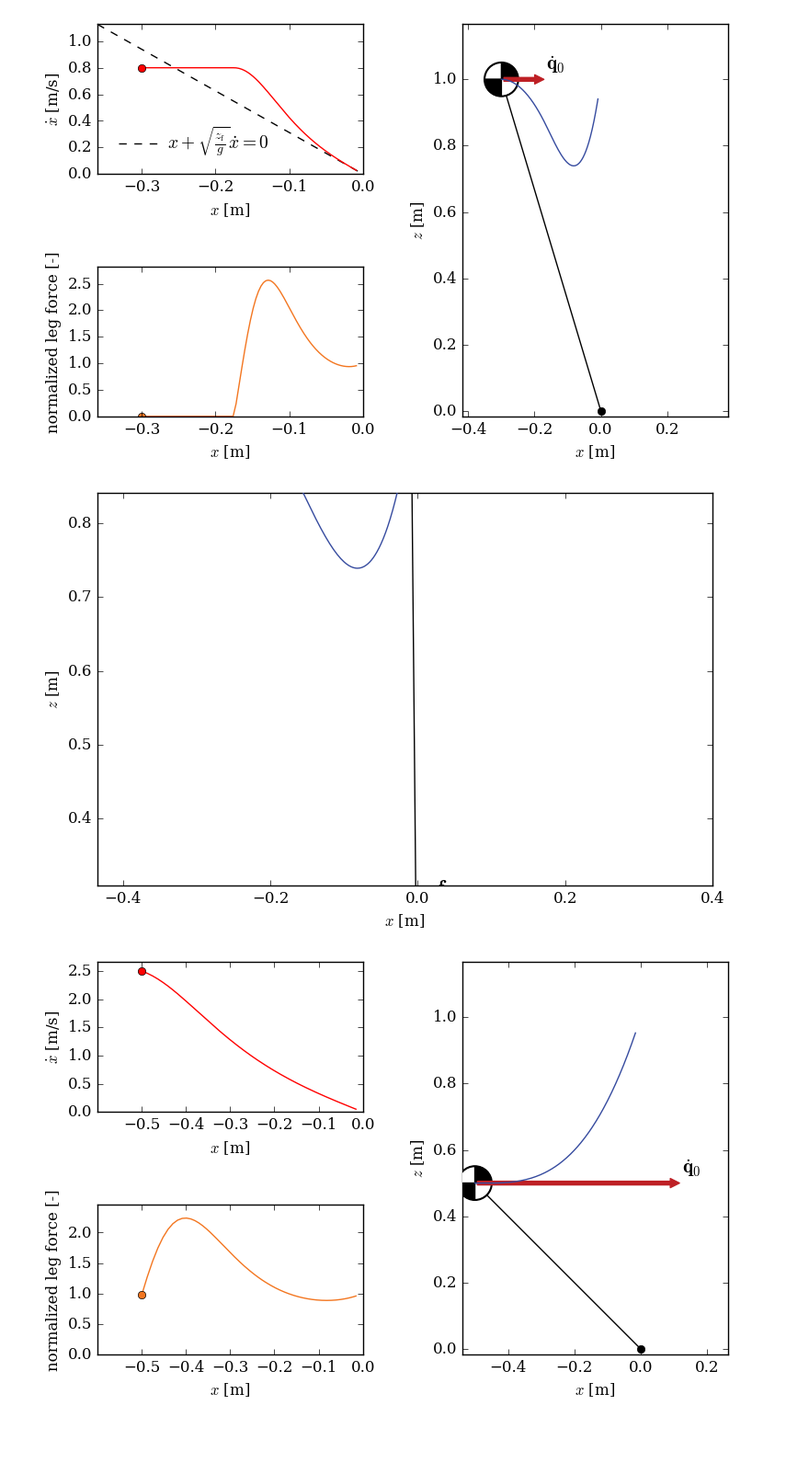
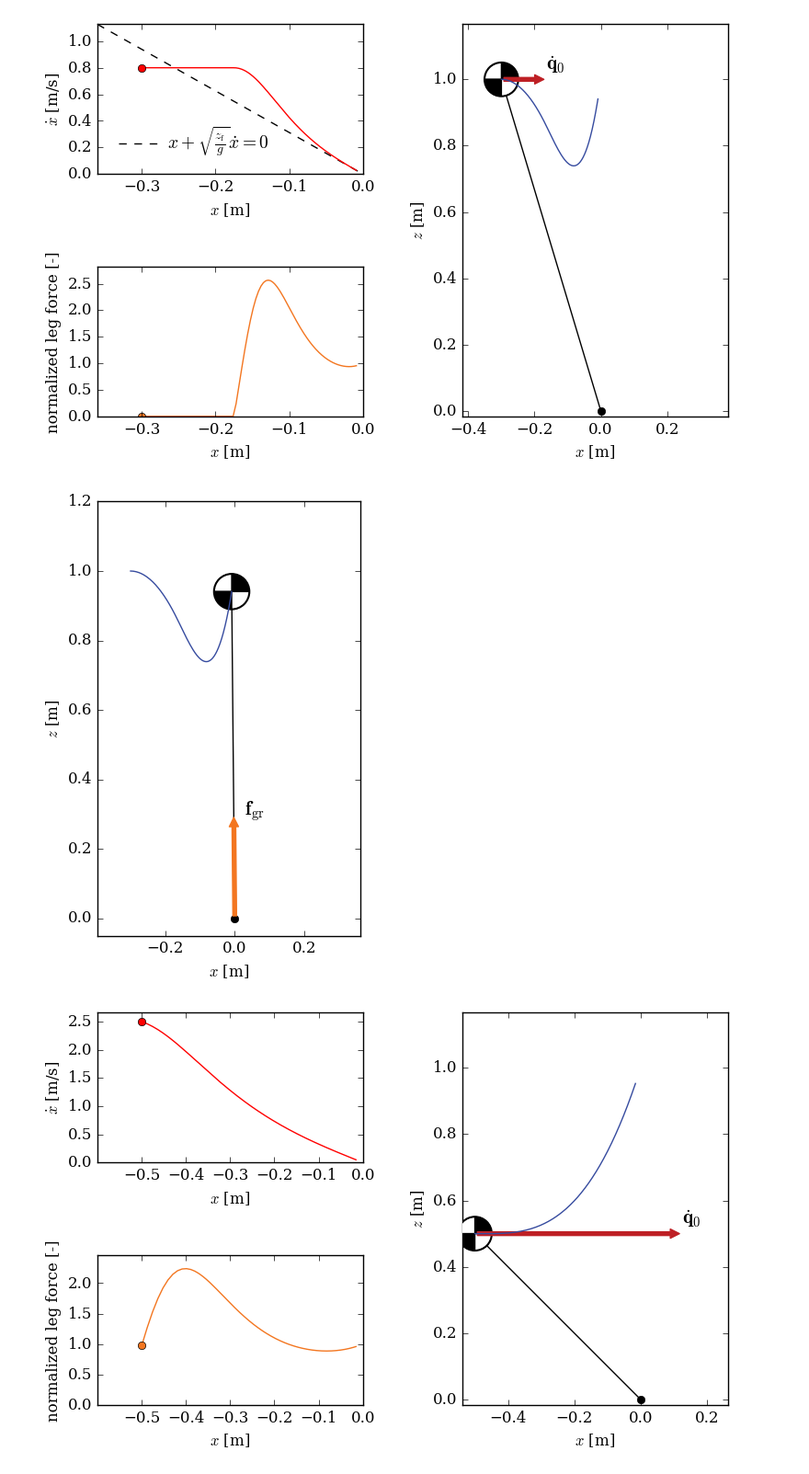
Before and after one commit to tkoolen/VariableHeightInvertedPendulum, a Jupyter notebook: notebook/PaperFigures.ipynb, the cells around one changed output. Shown at 92% size. Cells and saved outputs as stored; diff of their text form; code cells hidden in the pictures; blank space fills up the shorter version.

Commit message:
proper figure size, some tweaks

```diff
--- a/notebook/PaperFigures.ipynb
+++ b/notebook/PaperFigures.ipynb
@@ -36,9 +36,9 @@ sim_visualize(Scenario("too_slow", model, [x0; z0; 0.8; zd0]); do_export = do_ex
 # %% [output]
 [figure]
 # %%
-sim_figure(Scenario("ppt_slide", model, [x0; z0; 0.8; zd0]); do_export = do_export, snapshots = 5, model_only = true, show_leg_force = true)
+sim_figure(Scenario("ppt_slide", model, [x0; z0; 0.8; zd0]); do_export = do_export, snapshots = 5, model_only = true, show_leg_force = true, fig_size = (4., 6.))
 # %% [output]
-[figure, old version]
+[figure, new version]
 # %%
 sim_visualize(Scenario("step_up", model, [-0.5; 0.5; 2.5; 0.]); show_icp_line = false, do_export = do_export)
 # %% [output]
```
Also changed, not shown: 1 other file.
